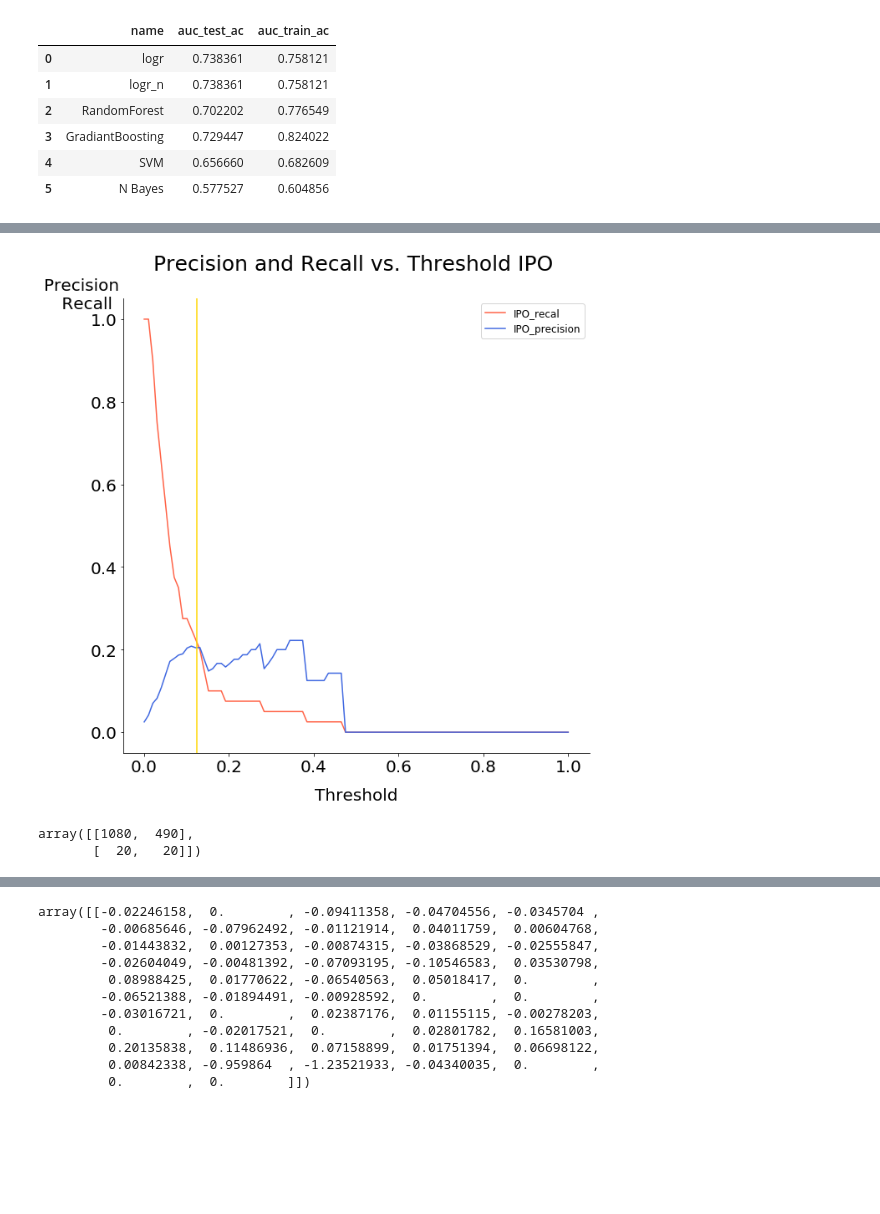
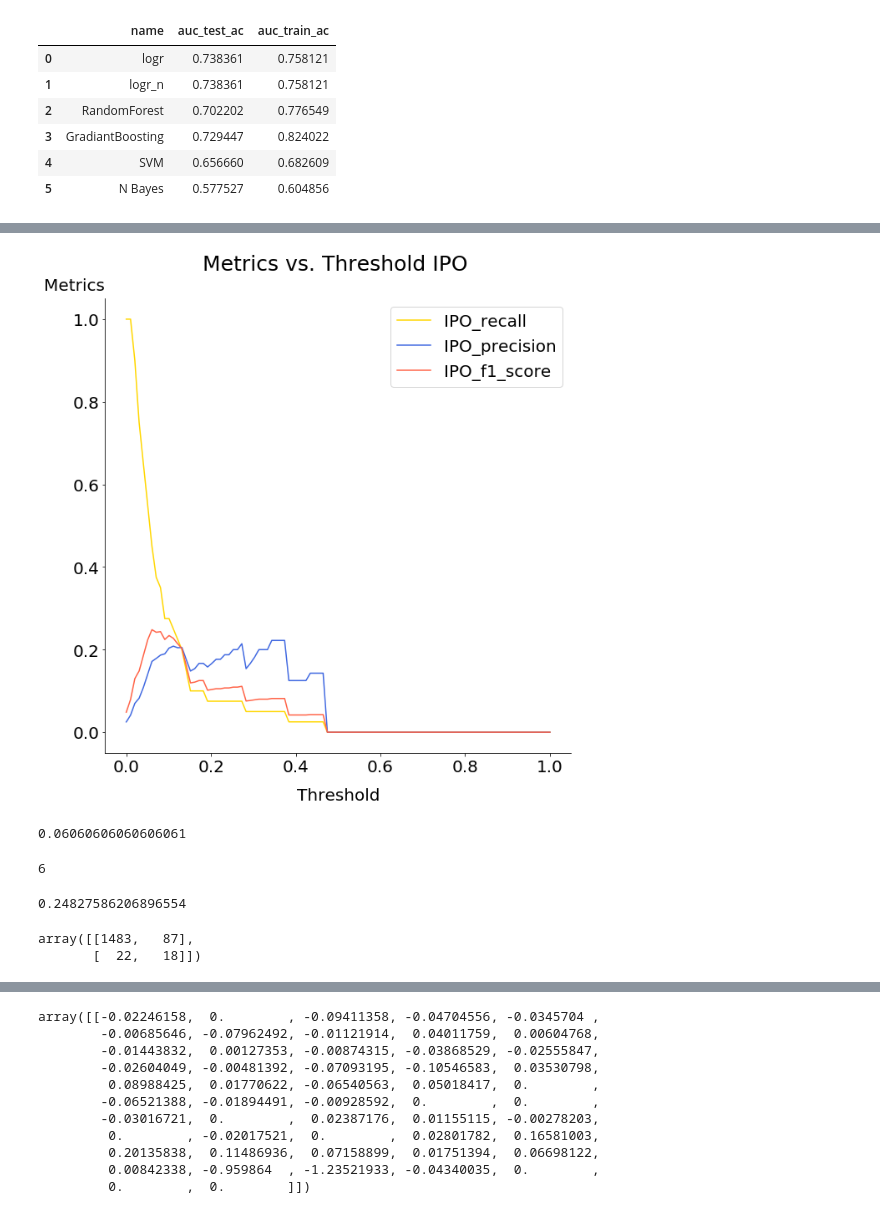
Before and after one commit to mcarolinag/start-up-classification, a Jupyter notebook: Model with more variables without Series A adjusting for inflation w GridSearchCV - df fix.ipynb, the cells around one changed output, grey strips where cells are left out. Cells and saved outputs as stored; diff of their text form; code cells hidden in the pictures; blank space fills up the shorter version.

```diff
--- a/Model with more variables without Series A adjusting for inflation w GridSearchCV - df fix.ipynb
+++ b/Model with more variables without Series A adjusting for inflation w GridSearchCV - df fix.ipynb
@@ -644,10 +644,11 @@ log_ipo_n.cv_results_
 # %%
 recall_score_ac_n=[]
 precision_score_ac_n=[]
-
+f1_score_ac=[]
 for i in np.linspace(0,1,100):
     y_score=log_ac_n.predict_proba(X1_test_n)[:,1]>i
 #     sklearn.metrics.recall_score(y1_ac_test, y_pred)#, labels=None, pos_label=1, average=’binary’, sample_weight=None)
 
     precision_score_ac_n.append(metrics.precision_score(y1_ac_test, y_score))#, labels=None, pos_label=1, average=’binary’, sample_weight=None)
     recall_score_ac_n.append(metrics.recall_score(y1_ac_test, y_score))
+    f1_score_ac.append(metrics.f1_score(y1_ac_test, y_score))
@@ -695,6 +707,7 @@ avg / total       0.82      0.82      0.82      1610
 # %%
 recall_score_ipo_n=[]
 precision_score_ipo_n=[]
+f1_score_ipo=[]
 
 for i in np.linspace(0,1,100):
     y_score=log_ipo_n.predict_proba(X1_test_n)[:,1]>i
@@ -702,36 +715,51 @@ for i in np.linspace(0,1,100):
 
     precision_score_ipo_n.append(metrics.precision_score(y1_ipo_test, y_score))#, labels=None, pos_label=1, average=’binary’, sample_weight=None)
     recall_score_ipo_n.append(metrics.recall_score(y1_ipo_test, y_score))
+    f1_score_ipo.append(metrics.f1_score(y1_ipo_test, y_score))
 # %%
 plt.figure(figsize= [10,10])
 x=np.linspace(0,1,100)
 y=recall_score_ipo_n
 y2=precision_score_ipo_n
+y3=f1_score_ipo
 ttl = ax.title
 ttl.set_position([.5, 1.05])
-plt.plot(x,y,label='IPO_recal',color='tomato')
+plt.plot(x,y,label='IPO_recall',color='gold')
 plt.plot(x,y2,label='IPO_precision',color='royalblue')
-plt.axvline(0.125, color='gold', linestyle='solid')
-plt.title("Precision and Recall vs. Threshold IPO \n", size = 25)
+plt.plot(x,y3,label='IPO_f1_score',color='tomato')
+plt.title("Metrics vs. Threshold IPO \n", size = 25)
 plt.xlabel('Threshold', size = 20, labelpad = 15)
-plt.ylabel('Precision     \n Recall    ', size = 20, rotation = 0, labelpad = 35)
+plt.ylabel('Metrics \n', size = 20, rotation = 0, labelpad = 35)
 plt.xticks(size=20)
 plt.yticks(size=20)
 ax = plt.gca()
 ax.yaxis.set_label_coords(-0.06,0.97)
 sns.despine()
-plt.legend(loc='best',prop={'size': 12});
+plt.legend(loc='best',prop={'size': 20});
 # %% [output]
-[figure, old version]
+[figure, new version]
+# %%
+ind=np.argmax(f1_score_ipo)
+list(np.linspace(0,1,100))[ind]
+# %% [output]
+0.06060606060606061
+# %%
+ind
+# %% [output]
+6
+# %%
+f1_score_ipo[ind]
+# %% [output]
+0.24827586206896554
 # %%
-y_ipo_predlogn=log_ac_n.predict_proba(X1_test_n)[:,1] >0.133
+y_ipo_predlogn=log_ipo_n.predict_proba(X1_test_n)[:,1] >0.06060606060606061
 # y_ac_predlogn=log_ac_n.predict_proba(X1_test_n)[:,1] >x[np.argmax(roc_auc_ac_n)]
 
 cm_ipo_logn=confusion_matrix(y1_ipo_test, y_ipo_predlogn)
 cm_ipo_logn
 # %% [output]
-array([[1080,  490],
-       [  20,   20]])
+array([[1483,   87],
+       [  22,   18]])
 # %%
 print(classification_report(y1_ipo_test, y_ipo_predlogn))
 # %% [output]
```
Also changed, not shown: parts of 14 cells of this notebook, 1 other file.
